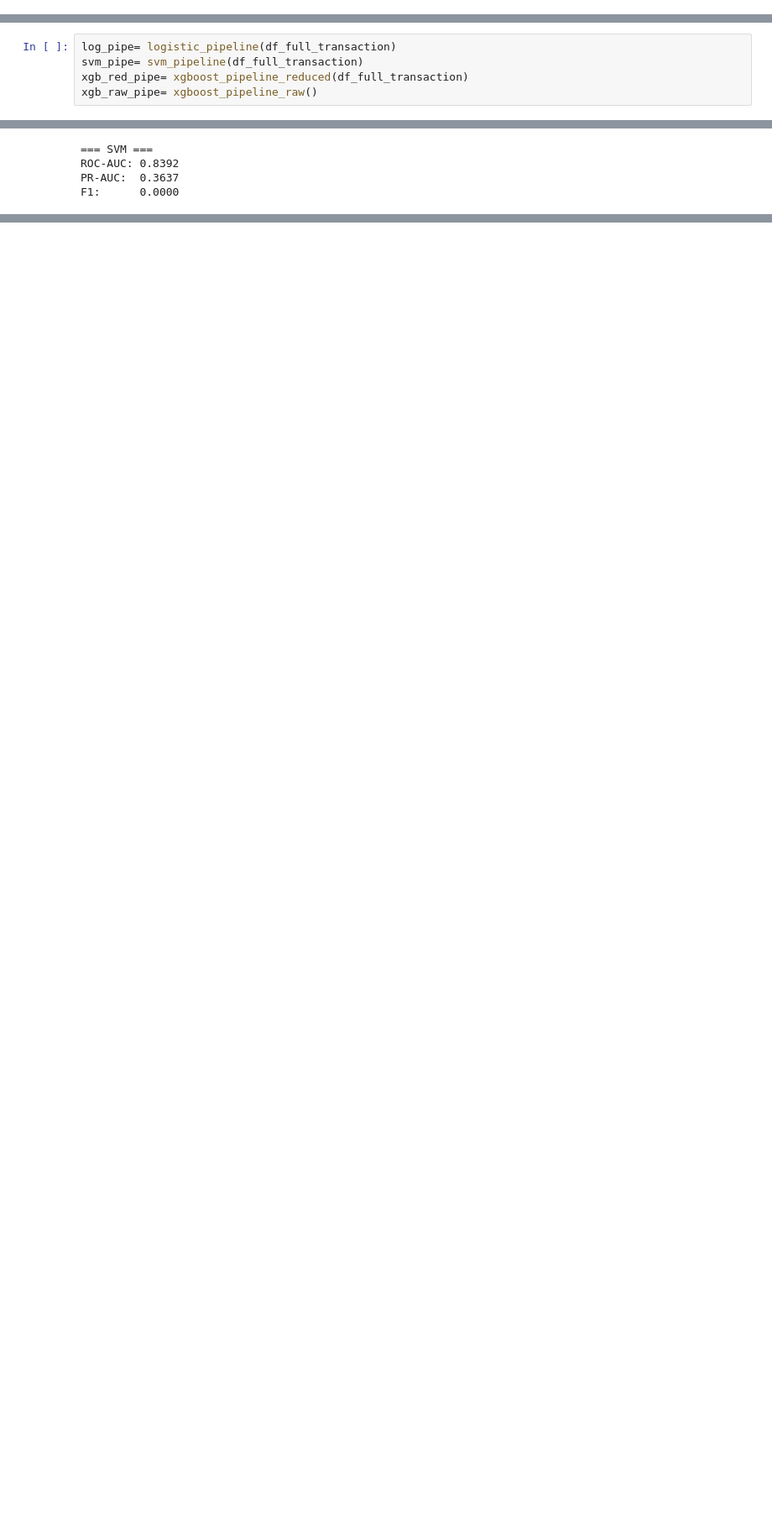
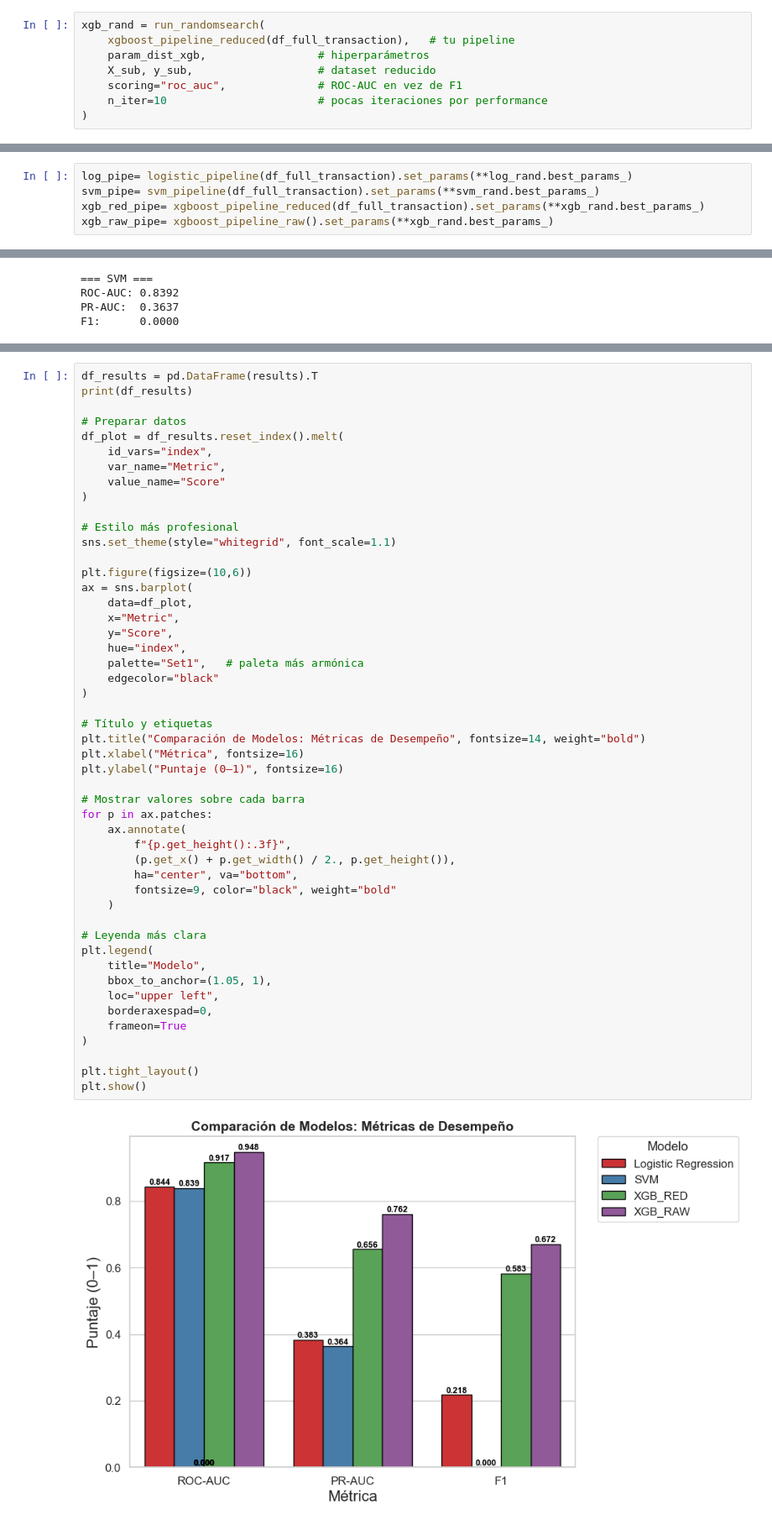
Before and after one commit to Darkwizardgeo/TP-Grupo-S-Fraud-Detection, a Jupyter notebook: DCDDyAA_U5_GRUPO_S_TPF.ipynb, the cells around one changed output, grey strips where cells are left out. Shown at 84% size. Cells and saved outputs as stored; diff of their text form; blank space fills up the shorter version.

Commit message:
[TP-Final] Mejor Feature Engineering, graficos y Shap Values

```diff
--- a/DCDDyAA_U5_GRUPO_S_TPF.ipynb
+++ b/DCDDyAA_U5_GRUPO_S_TPF.ipynb
@@ -209,0 +317,8 @@ plt.show()
+# %%
+xgb_rand = run_randomsearch(
+    xgboost_pipeline_reduced(df_full_transaction),   # tu pipeline
+    param_dist_xgb,                 # hiperparámetros
+    X_sub, y_sub,                   # dataset reducido
+    scoring="roc_auc",              # ROC-AUC en vez de F1
+    n_iter=10                       # pocas iteraciones por performance
+)
@@ -210,8 +343,8 @@ plt.show()
 # %%
-log_pipe= logistic_pipeline(df_full_transaction)
-svm_pipe= svm_pipeline(df_full_transaction)
-xgb_red_pipe= xgboost_pipeline_reduced(df_full_transaction)
-xgb_raw_pipe= xgboost_pipeline_raw()
+log_pipe= logistic_pipeline(df_full_transaction).set_params(**log_rand.best_params_)
+svm_pipe= svm_pipeline(df_full_transaction).set_params(**svm_rand.best_params_)
+xgb_red_pipe= xgboost_pipeline_reduced(df_full_transaction).set_params(**xgb_rand.best_params_)
+xgb_raw_pipe= xgboost_pipeline_raw().set_params(**xgb_rand.best_params_)
 # %% [markdown]
 - ## 4 Entrenamiento de Modelos
 
@@ -415,0 +526,51 @@ XGB_RAW              0.953343  0.777841  0.677278
+# %%
+df_results = pd.DataFrame(results).T
+print(df_results)
+
+# Preparar datos
+df_plot = df_results.reset_index().melt(
+    id_vars="index",
+    var_name="Metric",
+    value_name="Score"
+)
+
+# Estilo más profesional
+sns.set_theme(style="whitegrid", font_scale=1.1)
+
+plt.figure(figsize=(10,6))
+ax = sns.barplot(
+    data=df_plot,
+    x="Metric",
+    y="Score",
+    hue="index",
+    palette="Set1",   # paleta más armónica
+    edgecolor="black"
+)
+
+# Título y etiquetas
+plt.title("Comparación de Modelos: Métricas de Desempeño", fontsize=14, weight="bold")
+plt.xlabel("Métrica", fontsize=16)
+plt.ylabel("Puntaje (0–1)", fontsize=16)
+
+# Mostrar valores sobre cada barra
+for p in ax.patches:
+    ax.annotate(
+        f"{p.get_height():.3f}",
+        (p.get_x() + p.get_width() / 2., p.get_height()),
+        ha="center", va="bottom",
+        fontsize=9, color="black", weight="bold"
+    )
+
+# Leyenda más clara
+plt.legend(
+    title="Modelo",
+    bbox_to_anchor=(1.05, 1),
+    loc="upper left",
+    borderaxespad=0,
+    frameon=True
+)
+
+plt.tight_layout()
+plt.show()
+# %% [output]
+[figure, added]
```
Also changed, not shown: parts of 20 cells of this notebook, 1 other file.
